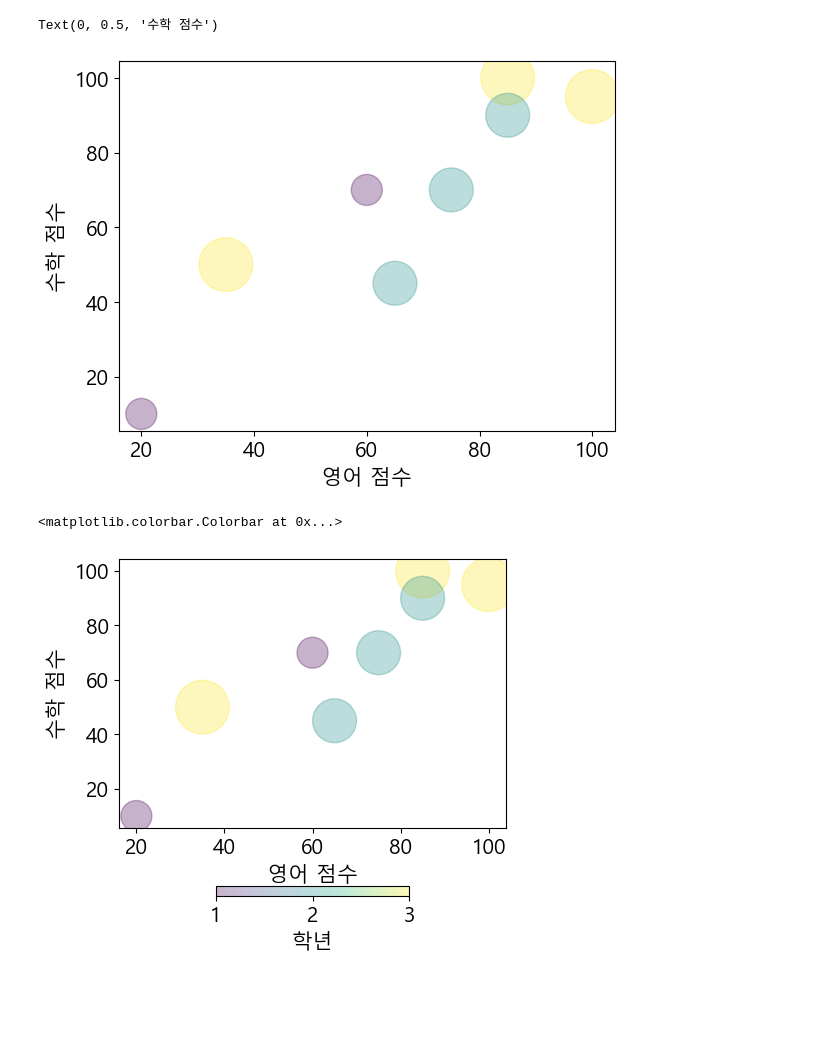
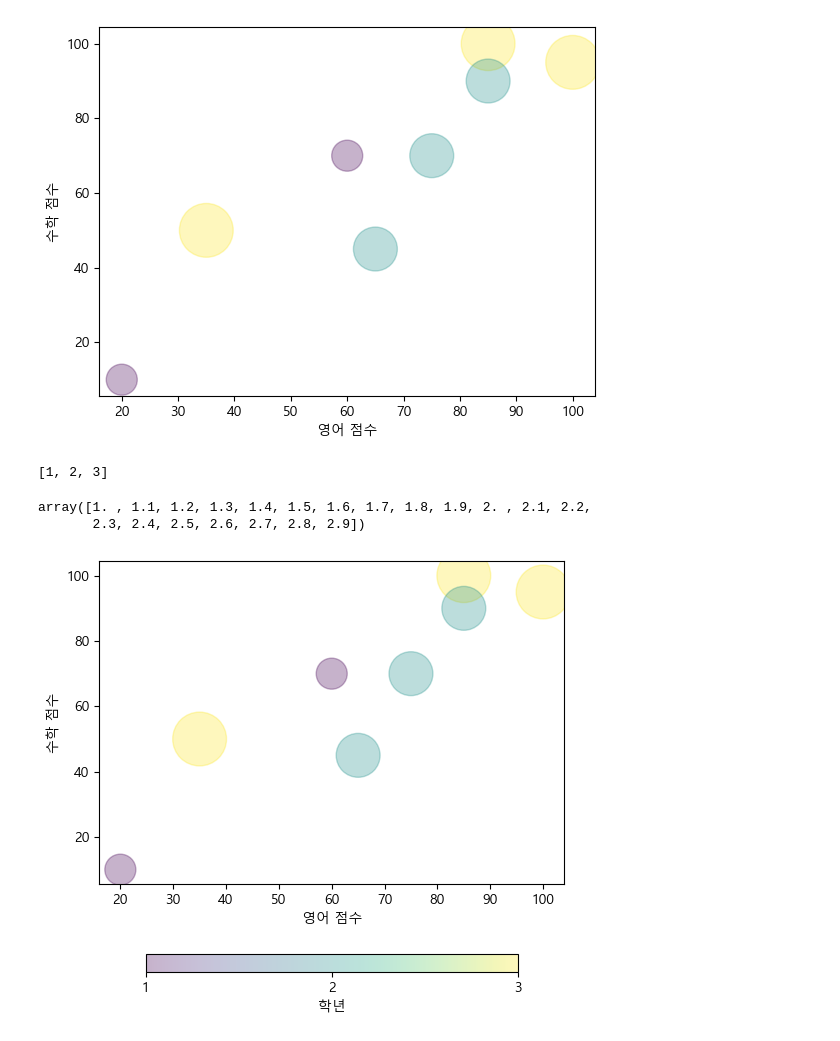
Before and after one commit to helen-cho/data, a Jupyter notebook: python/데이터시각화/13.산점도그래프.ipynb, the cells around one changed output. Saved outputs shown, nothing was run; the diff lists cells and outputs as text; code cells hidden in the pictures; blank space fills up the shorter version.

```diff
--- a/python/데이터시각화/13.산점도그래프.ipynb
+++ b/python/데이터시각화/13.산점도그래프.ipynb
@@ -2,10 +2,10 @@
 import matplotlib.pyplot as plt
 import matplotlib
 matplotlib.rcParams['font.family'] = 'Malgun Gothic'
-matplotlib.rcParams['font.size'] = 15
+matplotlib.rcParams['font.size'] = 10
 matplotlib.rcParams['axes.unicode_minus'] = False
 # %%
 import pandas as pd
-df = pd.read_excel('../데이터분석/data/score.xlsx')
+df = pd.read_csv('data/score.csv', index_col='지원번호')
 df
 # %% [output]
@@ -64,18 +66,31 @@ Text(0, 0.5, '수학 점수')
 plt.scatter(df['영어'], df['수학'], s=sizes, c=df['학년'], cmap='viridis', alpha=0.3)
 plt.xlabel('영어 점수') #cmap='plasma', cmap='inferno', cmap='magma', cmap='cividis'
 plt.ylabel('수학 점수')
+plt.show()
 # %% [output]
-Text(0, 0.5, '수학 점수')
-[figure, old version]
+[figure, new version]
+# %%
+ticks = [x for x in range(min(df['학년']), max(df['학년'])+ 1, 1)]
+ticks
+# %% [output]
+[1, 2, 3]
+# %%
+import numpy as np
+ticks = np.arange(min(df['학년']), max(df['학년']), 0.1)
+ticks
+# %% [output]
+array([1. , 1.1, 1.2, 1.3, 1.4, 1.5, 1.6, 1.7, 1.8, 1.9, 2. , 2.1, 2.2,
+       2.3, 2.4, 2.5, 2.6, 2.7, 2.8, 2.9])
 # %%
-plt.figure(figsize=(5, 5))
+plt.figure(figsize=(6, 6))
 plt.scatter(df['영어'], df['수학'], s=sizes, c=df['학년'], cmap='viridis', alpha=0.3) #alpha 겹칠 경우
 plt.xlabel('영어 점수')
 plt.ylabel('수학 점수')
-plt.colorbar(ticks=[1, 2, 3], label='학년', shrink=0.5, orientation='horizontal')
+plt.colorbar(ticks=[1, 2, 3], label='학년', shrink=0.8, orientation='horizontal')
+plt.savefig('data/scatter.png')
+plt.show()
 # %% [output]
-<matplotlib.colorbar.Colorbar at 0x...>
-[figure, old version]
+[figure, new version]
 # %%
 plt.scatter(df['영어'], df['수학'], s=sizes, c=df['학년'], cmap='viridis', alpha=0.3)
 plt.xlabel('영어 점수')
```
Also changed, not shown: parts of 19 cells of this notebook, 17 other files.
